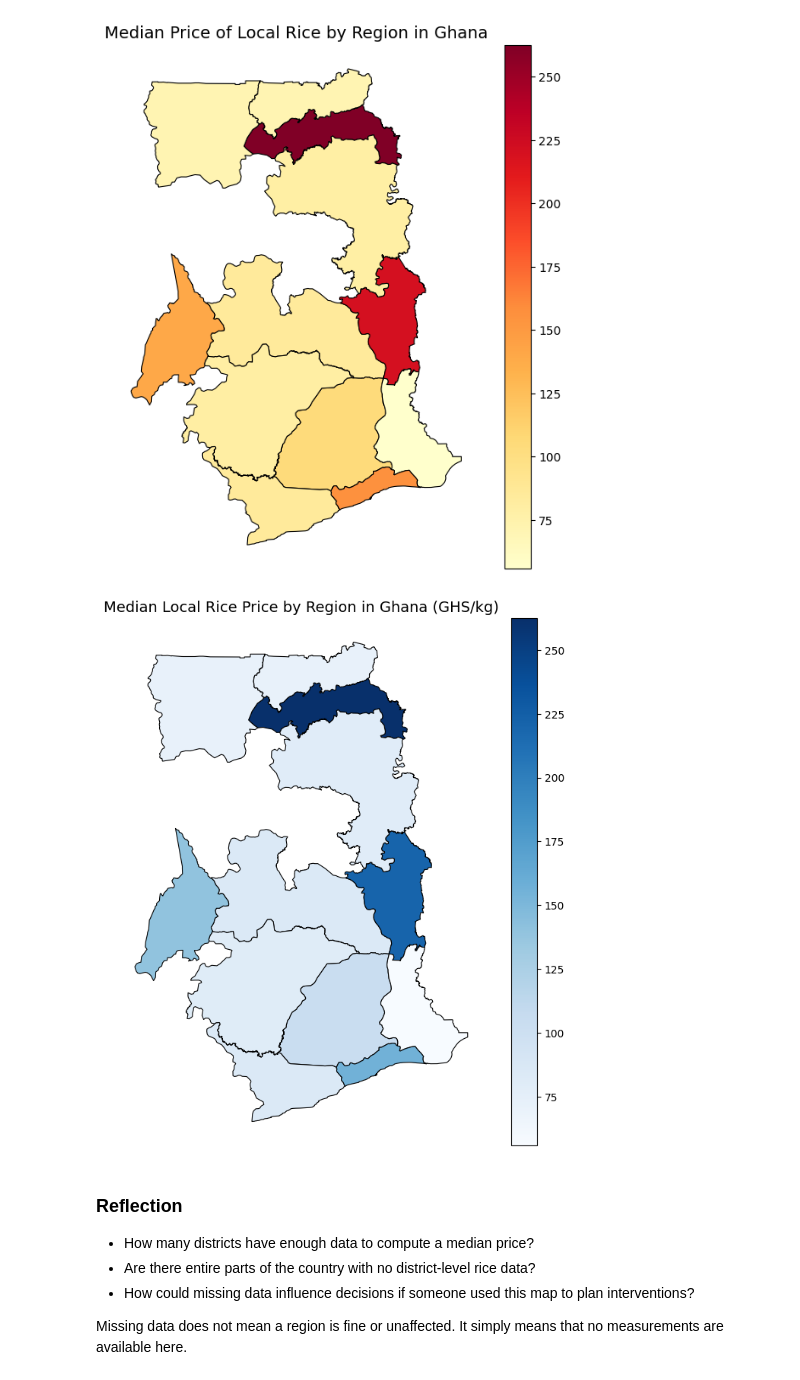
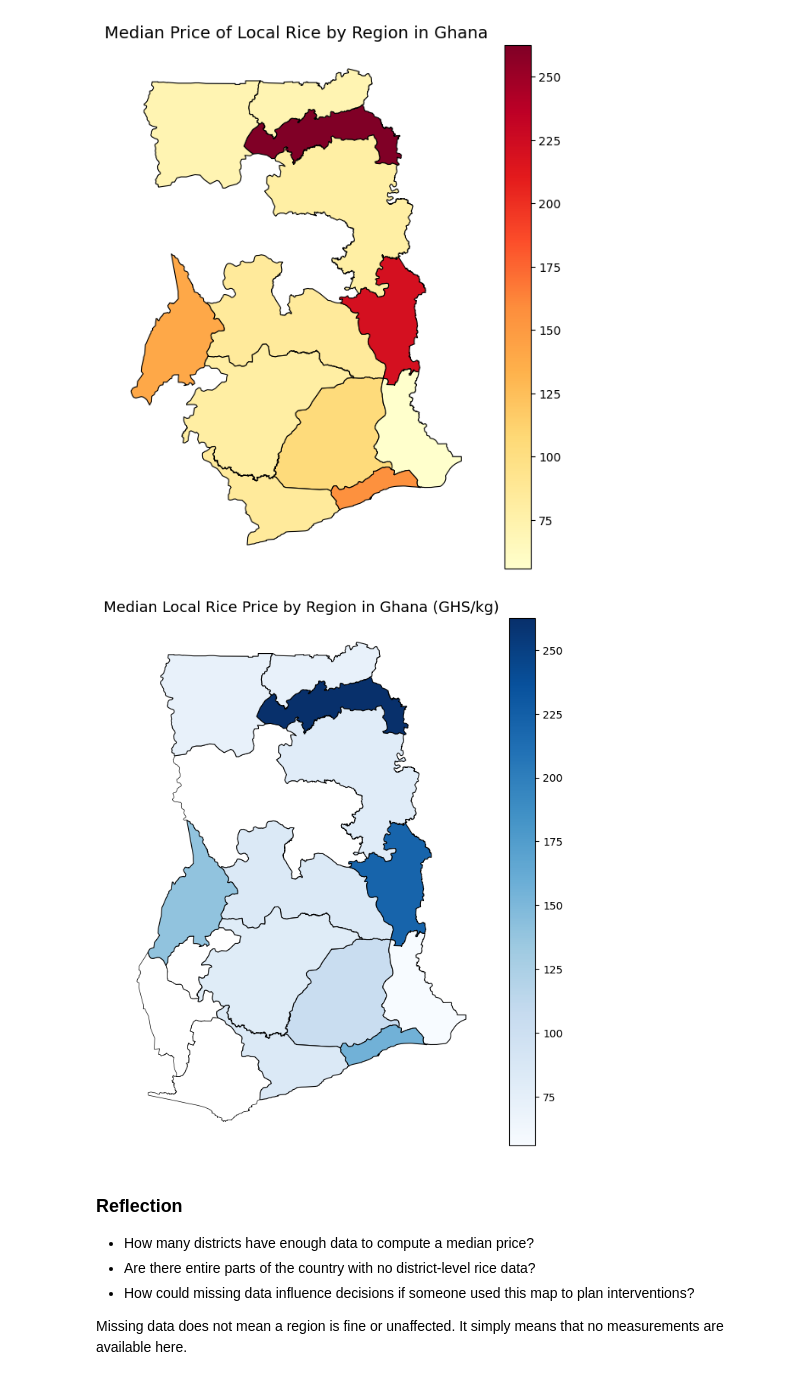
Before and after one commit to ChantelleAA/gain_geoai_workshop, a Jupyter notebook: notebooks/01_geoai_rice_prices_regions.ipynb, the cells around one changed output. Saved outputs shown, nothing was run; the diff lists cells and outputs as text; code cells hidden in the pictures.

Commit message:
modify workshop notebook, and add images for readme

```diff
--- a/notebooks/01_geoai_rice_prices_regions.ipynb
+++ b/notebooks/01_geoai_rice_prices_regions.ipynb
@@ -419,21 +419,35 @@ plt.show()
 # %% [output]
 [figure]
 # %%
+# Separate regions with and without rice data
+regions_with_data = regions_stats.dropna(subset=["median_price"])
+regions_without_data = regions_stats[regions_stats["median_price"].isna()]
+
 fig, ax = plt.subplots(figsize=(9, 9))
-regions_stats.plot(
+
+# Plot missing regions as boundary outlines only
+regions_without_data.plot(
+    ax=ax,
+    facecolor="none",
+    edgecolor="black",
+    linewidth=0.5,
+)
+
+# Plot regions with valid data as filled choropleth
+regions_with_data.plot(
     column="median_price",
     cmap="Blues",  # professional neutral palette
     linewidth=0.8,
     edgecolor="black",
     legend=True,
     ax=ax
 )
 
 ax.set_title("Median Local Rice Price by Region in Ghana (GHS/kg)", fontsize=14)
 ax.set_axis_off()
 plt.show()
 # %% [output]
-[figure, old version]
+[figure, new version]
 # %% [markdown]
 ### Reflection
 
```
Also changed, not shown: 23 other files.
